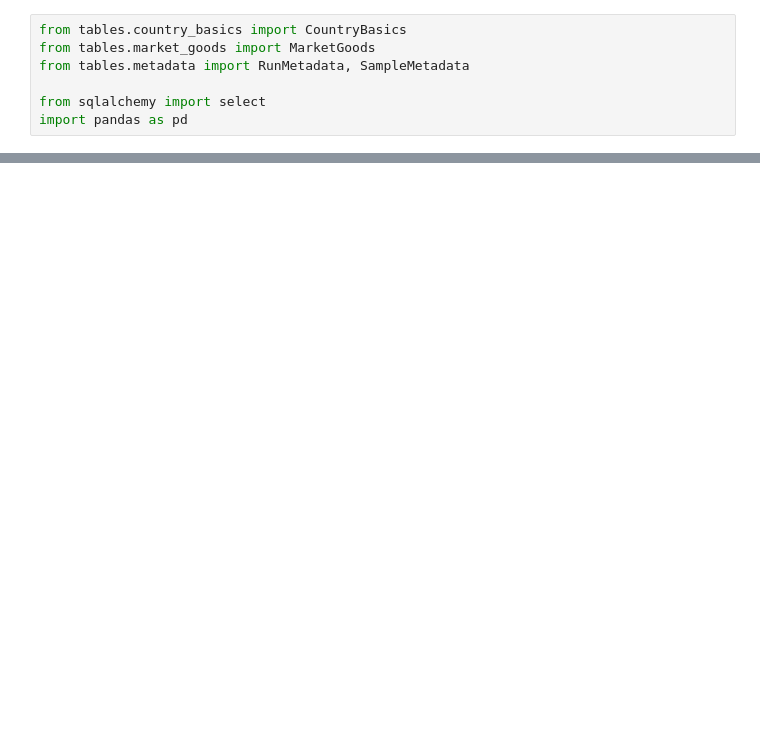
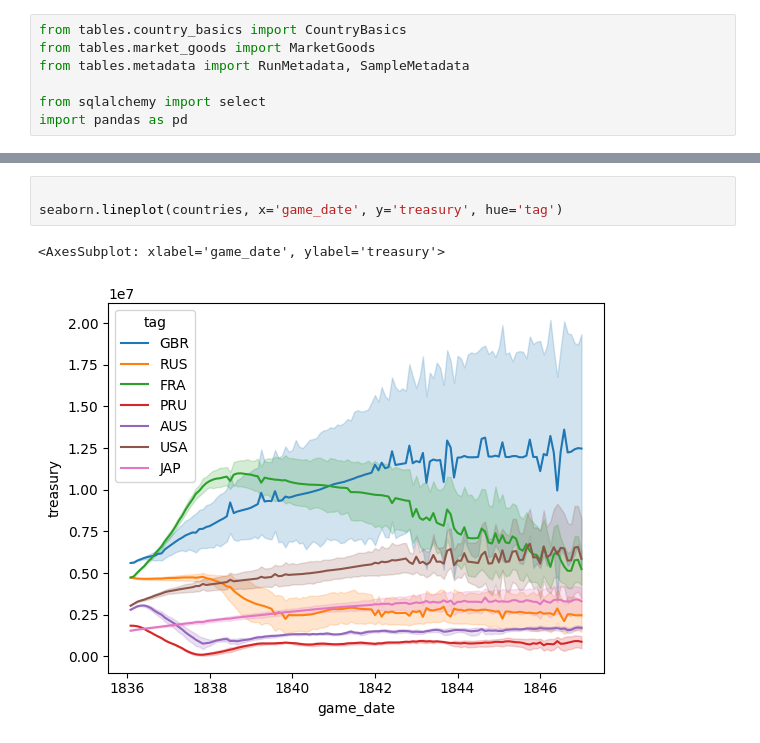
Before and after one commit to zchfvy/vic3analyze, a Jupyter notebook: jupyter/Analyisis Workbook.ipynb, the cells around one changed output, grey strips where cells are left out. Drawn from its saved outputs; the diff is of its cells as text; blank space fills up the shorter version.

```diff
--- a/jupyter/Analyisis Workbook.ipynb
+++ b/jupyter/Analyisis Workbook.ipynb
@@ -85,0 +120,6 @@ seaborn.lineplot(countries, x='game_date', y='credit_limit', hue='tag')
+# %%
+
+seaborn.lineplot(countries, x='game_date', y='treasury', hue='tag')
+# %% [output]
+<AxesSubplot: xlabel='game_date', ylabel='treasury'>
+[figure, added]
```
Also changed, not shown: parts of 9 cells of this notebook, 5 other files.
